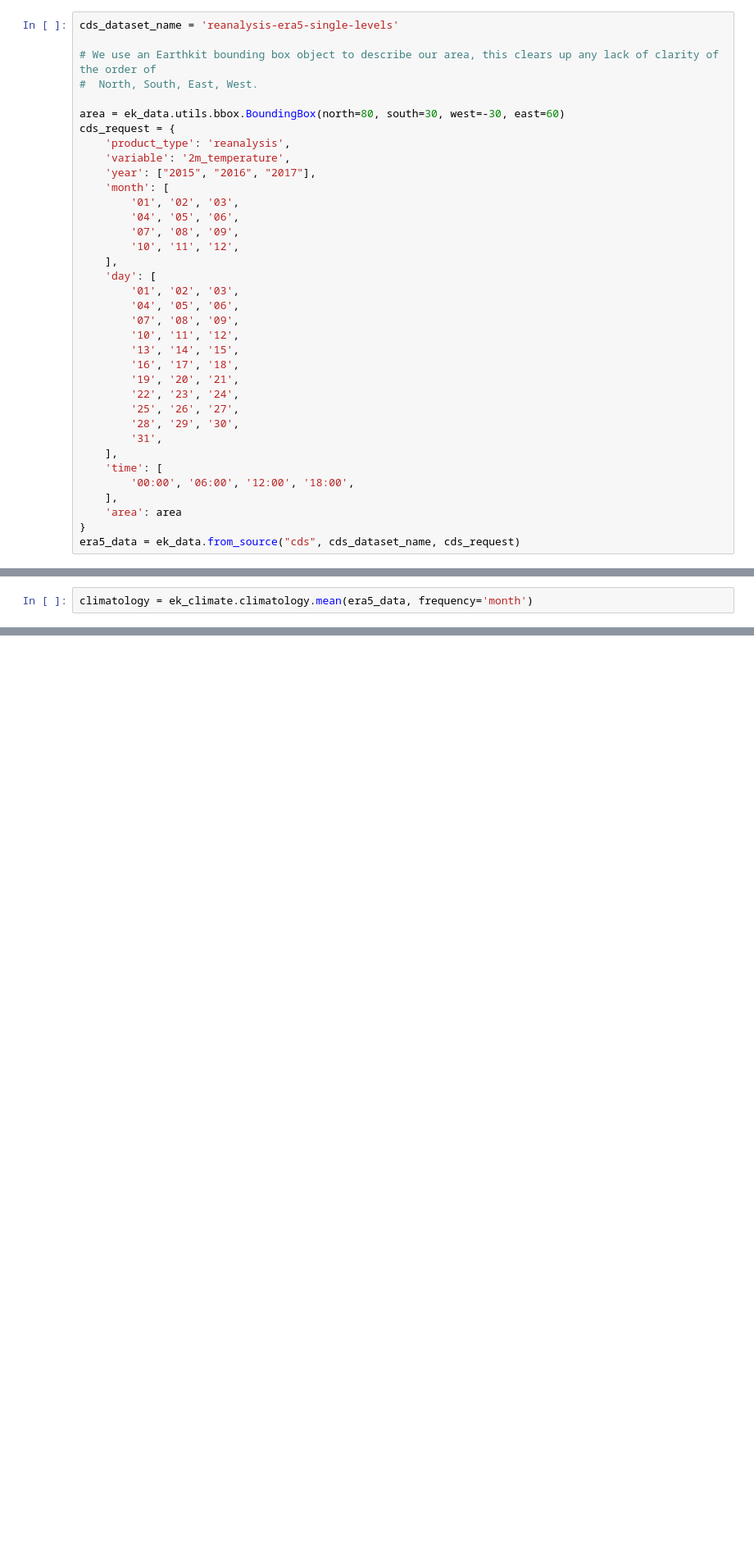
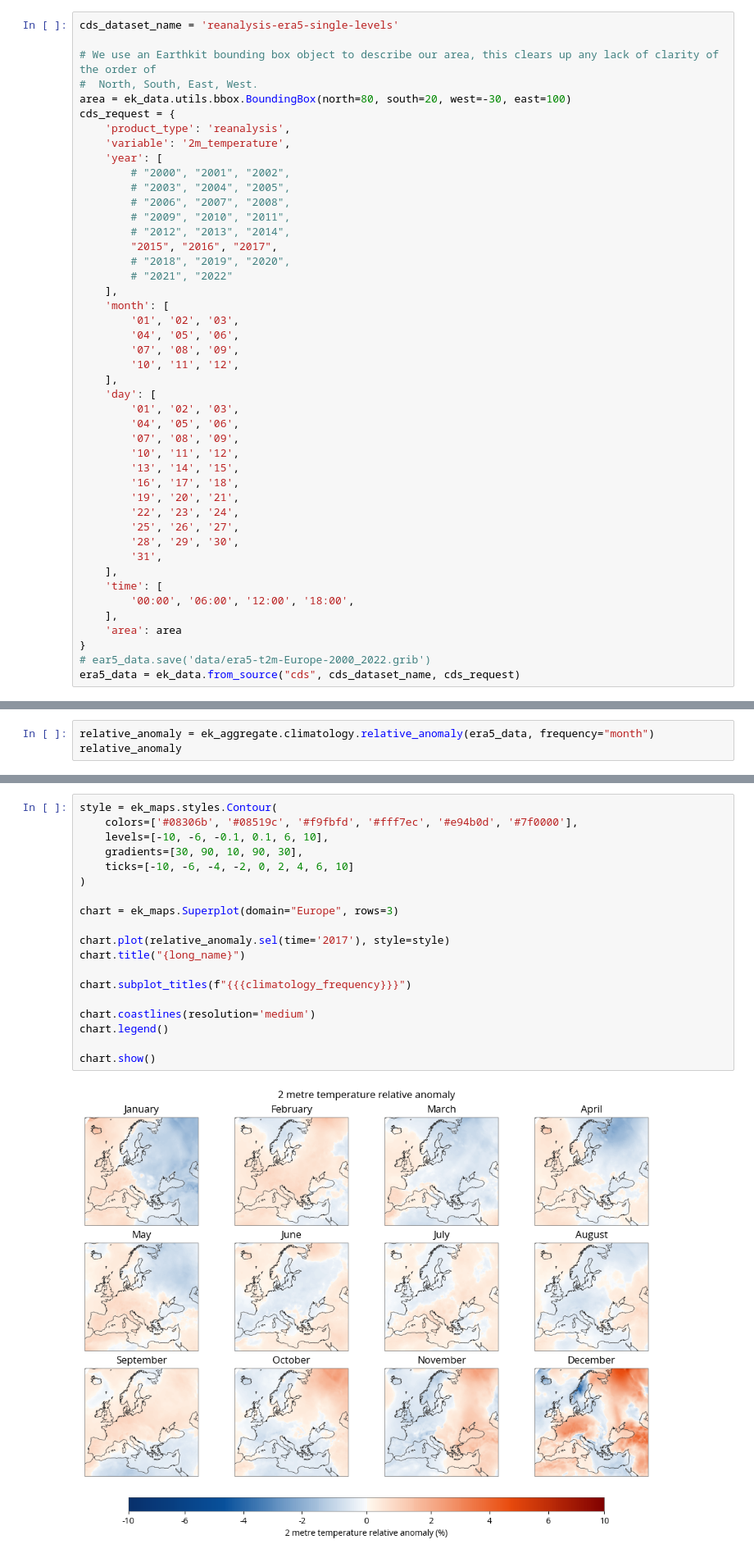
Before and after one commit to ecmwf-projects/c3s-ga-training, a Jupyter notebook: notebooks/XX_climatologies_anomalies.ipynb, the cells around one changed output, grey strips where cells are left out. Shown at 82% size. Cells and saved outputs as stored; diff of their text form; blank space fills up the shorter version.

Commit message:
earthkit-climate examples

```diff
--- a/notebooks/XX_climatologies_anomalies.ipynb
+++ b/notebooks/XX_climatologies_anomalies.ipynb
@@ -13,12 +19,20 @@ cds_dataset_name = 'reanalysis-era5-single-levels'
 
 # We use an Earthkit bounding box object to describe our area, this clears up any lack of clarity of the order of
 #  North, South, East, West.
-
-area = ek_data.utils.bbox.BoundingBox(north=80, south=30, west=-30, east=60)
+area = ek_data.utils.bbox.BoundingBox(north=80, south=20, west=-30, east=100)
 cds_request = {
     'product_type': 'reanalysis',
     'variable': '2m_temperature',
-    'year': ["2015", "2016", "2017"],
+    'year': [
+        # "2000", "2001", "2002",
+        # "2003", "2004", "2005",
+        # "2006", "2007", "2008",
+        # "2009", "2010", "2011",
+        # "2012", "2013", "2014",
+        "2015", "2016", "2017",
+        # "2018", "2019", "2020",
+        # "2021", "2022"
+    ],
     'month': [
         '01', '02', '03',
         '04', '05', '06',
@@ -43,4 +57,5 @@ cds_request = {
     ],
     'area': area
 }
+# ear5_data.save('data/era5-t2m-Europe-2000_2022.grib')
 era5_data = ek_data.from_source("cds", cds_dataset_name, cds_request)
@@ -55,3 +237,4 @@ era5_data = ek_data.from_source("cds", cds_dataset_name, cds_request)
 # %%
-climatology = ek_climate.climatology.mean(era5_data, frequency='month')
+relative_anomaly = ek_aggregate.climatology.relative_anomaly(era5_data, frequency="month")
+relative_anomaly
 # %% [output]
@@ -58,0 +258,21 @@ ValueError: Invalid frequency 'month' - see xarray documentation for a full list
+# %%
+style = ek_maps.styles.Contour(
+    colors=['#08306b', '#08519c', '#f9fbfd', '#fff7ec', '#e94b0d', '#7f0000'],
+    levels=[-10, -6, -0.1, 0.1, 6, 10],
+    gradients=[30, 90, 10, 90, 30],
+    ticks=[-10, -6, -4, -2, 0, 2, 4, 6, 10]
+)
+
+chart = ek_maps.Superplot(domain="Europe", rows=3)
+
+chart.plot(relative_anomaly.sel(time='2017'), style=style)
+chart.title("{long_name}")
+
+chart.subplot_titles(f"{{{climatology_frequency}}}")
+
+chart.coastlines(resolution='medium')
+chart.legend()
+
+chart.show()
+# %% [output]
+[figure, added]
```
Also changed, not shown: parts of 16 cells of this notebook, 4 other files.
